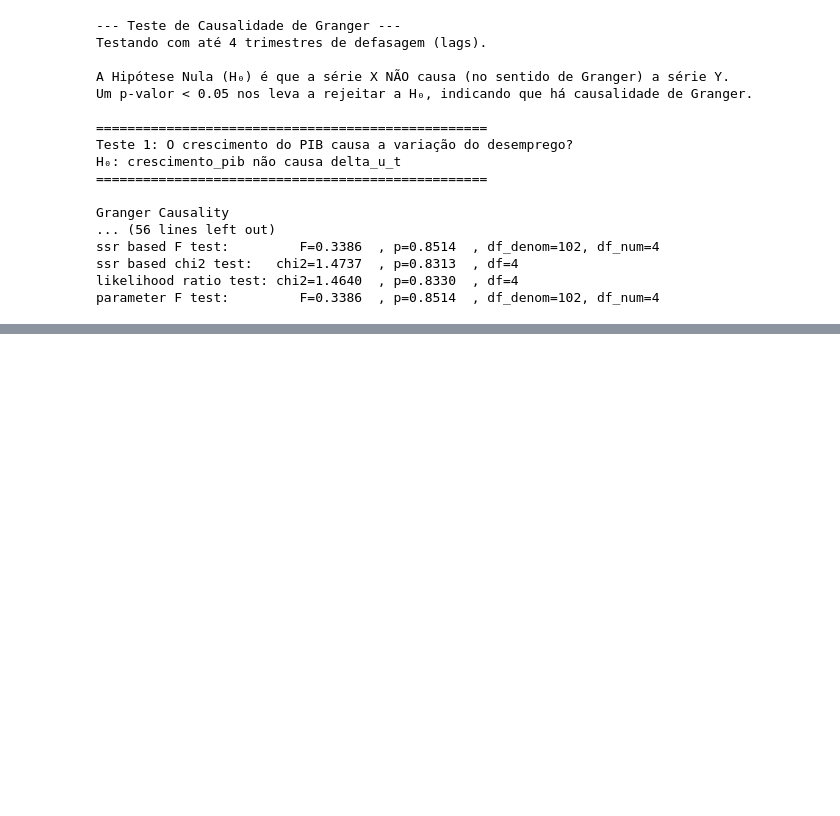
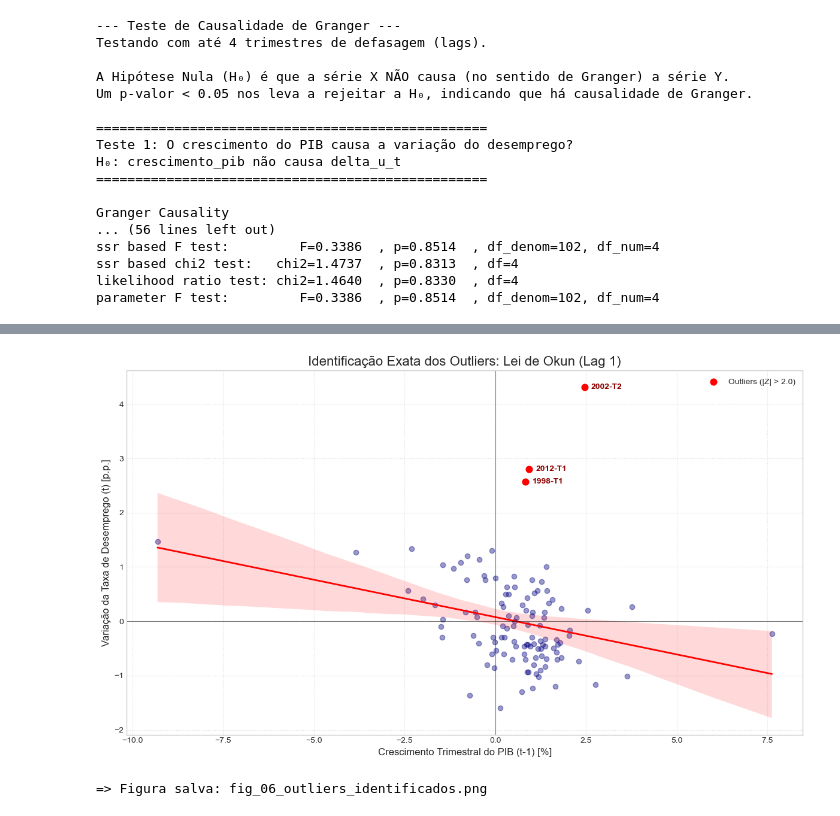
Before and after one commit to DavydSantos-Economist/Lei-de-Okun---1996-a-2024, a Jupyter notebook: notebooks/Tratamento econonometrico.ipynb, the cells around one changed output, grey strips where cells are left out. Saved outputs shown, nothing was run; the diff lists cells and outputs as text; code cells hidden in the pictures; blank space fills up the shorter version.

```diff
--- a/Tratamento econonometrico.ipynb
+++ b/notebooks/Tratamento econonometrico.ipynb
@@ -500,0 +914,74 @@ parameter F test:         F=0.3386  , p=0.8514  , df_denom=102, df_num=4
+# %%
+import statsmodels.api as sm
+import matplotlib.pyplot as plt
+import seaborn as sns
+
+# --- 1.8 Identificação Analítica de Outliers (Lag 1) ---
+
+# Prepara os dados (Lag 1)
+df_outliers = df_final_ajustado[['delta_u_t', 'crescimento_pib']].copy()
+df_outliers['crescimento_pib_lag1'] = df_outliers['crescimento_pib'].shift(1)
+df_outliers = df_outliers.dropna()
+
+# 1. Ajustar a regressão OLS para extrair os resíduos (distância da linha)
+X = sm.add_constant(df_outliers['crescimento_pib_lag1'])
+Y = df_outliers['delta_u_t']
+modelo_outliers = sm.OLS(Y, X).fit()
+
+# 2. Obter a influência e os resíduos padronizados (Studentizados)
+influencia = modelo_outliers.get_influence()
+# Valores absolutos > 2 indicam pontos que fogem 95% do padrão normal
+df_outliers['residuo_pad'] = influencia.resid_studentized_internal
+
+# Definir limite estatístico (2.0 é um bom limite para amostras deste tamanho)
+limite = 2.0
+outliers_df = df_outliers[df_outliers['residuo_pad'].abs() > limite]
+
+print("="*65)
+print("Datas dos Outliers Identificados (Afastados da Tendência)")
+print("="*65)
+
+# Listar os outliers no console
+for data, row in outliers_df.iterrows():
+    trimestre = f"{data.year}-T{data.quarter}"
+    print(f"Data: {trimestre} | Cresc. PIB (Lag1): {row['crescimento_pib_lag1']:>6.2f}% | Variação Desemprego: {row['delta_u_t']:>5.2f} p.p. | Distância (Z): {row['residuo_pad']:>5.2f}")
+
+# 3. Gerar o gráfico com anotações
+plt.figure(figsize=(12, 7))
+
+# Gráfico base
+sns.regplot(
+    x='crescimento_pib_lag1',
+    y='delta_u_t',
+    data=df_outliers,
+    scatter_kws={'alpha': 0.4, 'color': 'navy'},
+    line_kws={'color': 'red', 'linewidth': 2}
+)
+
+# Destacar os outliers
+plt.scatter(outliers_df['crescimento_pib_lag1'], outliers_df['delta_u_t'], color='red', s=60, label=f'Outliers (|Z| > {limite})', zorder=5)
+
+# Anotar o trimestre/ano ao lado de cada outlier
+for data, row in outliers_df.iterrows():
+    trimestre_label = f"{data.year}-T{data.quarter}"
+    plt.annotate(
+        trimestre_label,
+        (row['crescimento_pib_lag1'], row['delta_u_t']),
+        textcoords="offset points",
+        xytext=(8, 0), # Desloca o texto um pouco para a direita
+        ha='left', va='center',
+        fontsize=10, color='darkred', fontweight='bold'
+    )
+
+plt.title('Identificação Exata dos Outliers: Lei de Okun (Lag 1)', fontsize=16)
+plt.xlabel('Crescimento Trimestral do PIB (t-1) [%]', fontsize=12)
+plt.ylabel('Variação da Taxa de Desemprego (t) [p.p.]', fontsize=12)
+plt.axhline(0, color='black', linestyle='-', linewidth=0.8, alpha=0.5)
+plt.axvline(0, color='black', linestyle='-', linewidth=0.8, alpha=0.5)
+plt.legend()
+plt.grid(True, linestyle=':', alpha=0.7)
+plt.tight_layout()
+plt.savefig('../figuras/fase1_tratamento/fig_06_outliers_identificados.png', dpi=150, bbox_inches='tight')
+plt.show()
+print('=> Figura salva: fig_06_outliers_identificados.png')
+# %% [output]
@@ -500,0 +994,2 @@ parameter F test:         F=0.3386  , p=0.8514  , df_denom=102, df_num=4
+[figure, added]
+=> Figura salva: fig_06_outliers_identificados.png
```
Also changed, not shown: parts of 11 cells of this notebook, 41 other files.
